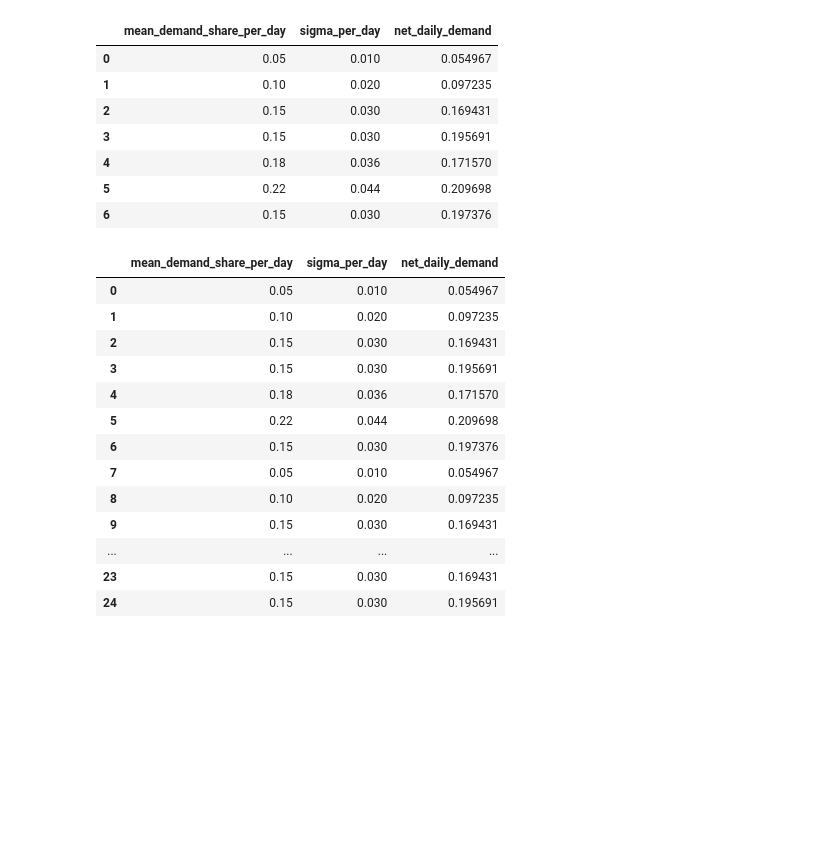
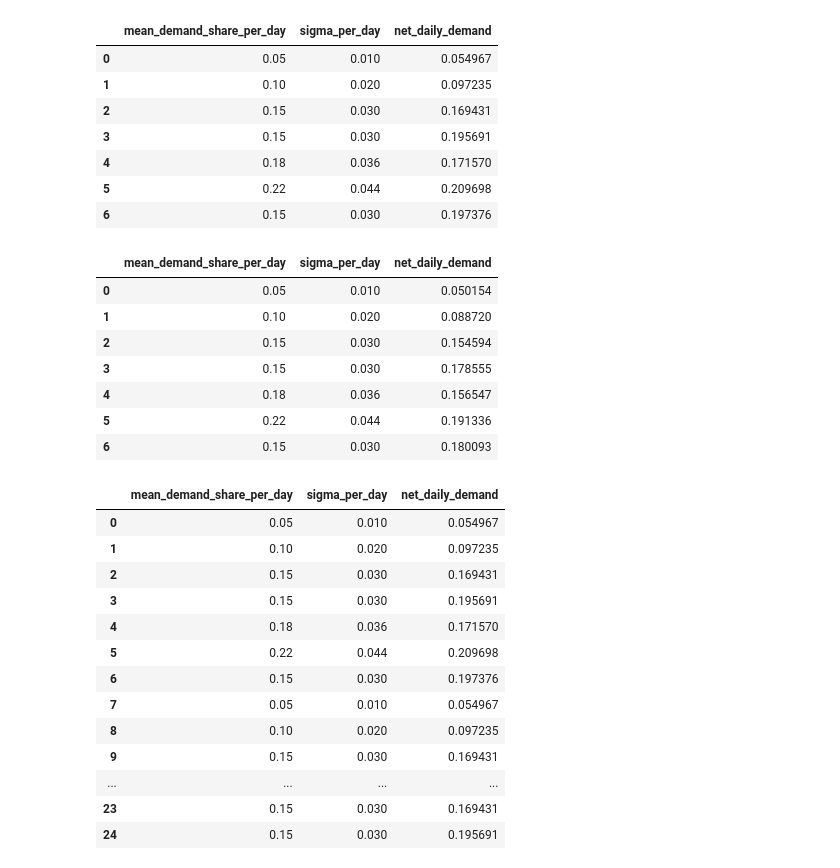
Before and after one commit to ArnavKetkar/ISyE-6202-Casework-3, a Jupyter notebook: casework3.ipynb, the cells around one changed output. Cells and saved outputs as stored; diff of their text form; code cells hidden in the pictures; blank space fills up the shorter version.

```diff
--- a/casework3.ipynb
+++ b/casework3.ipynb
@@ -87,6 +107,18 @@ daily_demand_share
 | 4 | 0.18 | 0.036 | 0.171570 |
 | 5 | 0.22 | 0.044 | 0.209698 |
 | 6 | 0.15 | 0.030 | 0.197376 |
+# %%
+daily_demand_share['net_daily_demand'] = daily_demand_share['net_daily_demand'] / daily_demand_share['net_daily_demand'].sum(axis=0)
+daily_demand_share
+# %% [output]
+|  | mean_demand_share_per_day | sigma_per_day | net_daily_demand |
+| 0 | 0.05 | 0.010 | 0.050154 |
+| 1 | 0.10 | 0.020 | 0.088720 |
+| 2 | 0.15 | 0.030 | 0.154594 |
+| 3 | 0.15 | 0.030 | 0.178555 |
+| 4 | 0.18 | 0.036 | 0.156547 |
+| 5 | 0.22 | 0.044 | 0.191336 |
+| 6 | 0.15 | 0.030 | 0.180093 |
 # %%
 daily_demand_share_4_weeks = daily_demand_share.copy()
 for i in range(3):
```
Also changed, not shown: parts of 2 cells of this notebook, 1 other file.
